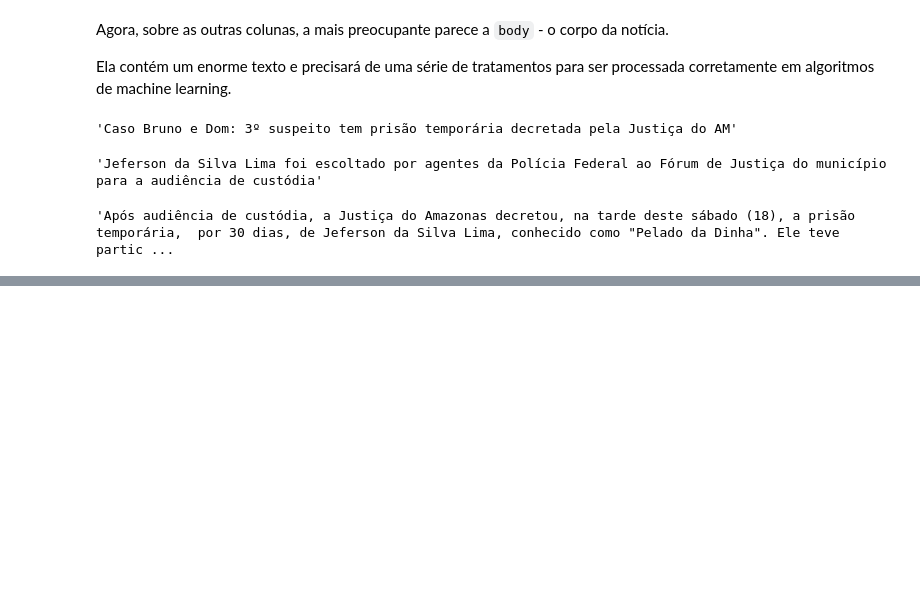
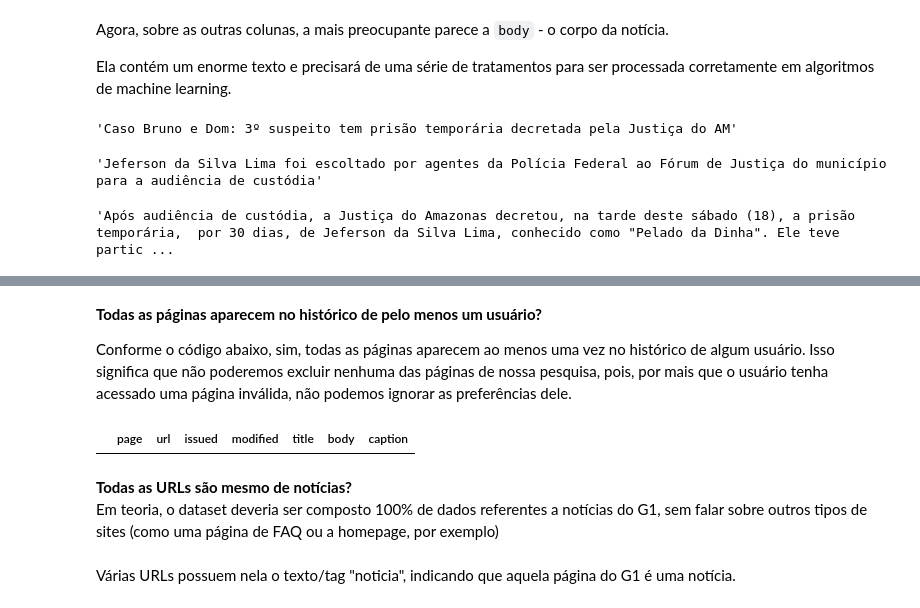
Before and after one commit to Matheus-Chaves/fiap-mlet-datathon, a Jupyter notebook: notebooks/data_analysis.ipynb, the cells around one changed output, grey strips where cells are left out. Drawn from its saved outputs; the diff is of its cells as text; code cells hidden in the pictures; blank space fills up the shorter version.

```diff
--- a/notebooks/data_analysis.ipynb
+++ b/notebooks/data_analysis.ipynb
@@ -519,0 +629,21 @@ itens["body"][0]
+# %% [markdown]
+**Todas as páginas aparecem no histórico de pelo menos um usuário?**
+
+Conforme o código abaixo, sim, todas as páginas aparecem ao menos uma vez no histórico de algum usuário. Isso significa que não poderemos excluir nenhuma das páginas de nossa pesquisa, pois, por mais que o usuário tenha acessado uma página inválida, não podemos ignorar as preferências dele.
+# %%
+all_history_values = set()
+
+for history_list in train["history"]:
+    all_history_values.update(history_list)
+
+for history_list in validation["history"]:
+    all_history_values.update(history_list)
+# %%
+itens[~itens["page"].isin(all_history_values)]
+# %% [output]
+|  | page | url | issued | modified | title | body | caption |
+# %% [markdown]
+**Todas as URLs são mesmo de notícias?**\
+Em teoria, o dataset deveria ser composto 100% de dados referentes a notícias do G1, sem falar sobre outros tipos de sites (como uma página de FAQ ou a homepage, por exemplo)
+# %% [markdown]
+Várias URLs possuem nela o texto/tag "noticia", indicando que aquela página do G1 é uma notícia.
```
Also changed, not shown: parts of 30 cells of this notebook.
